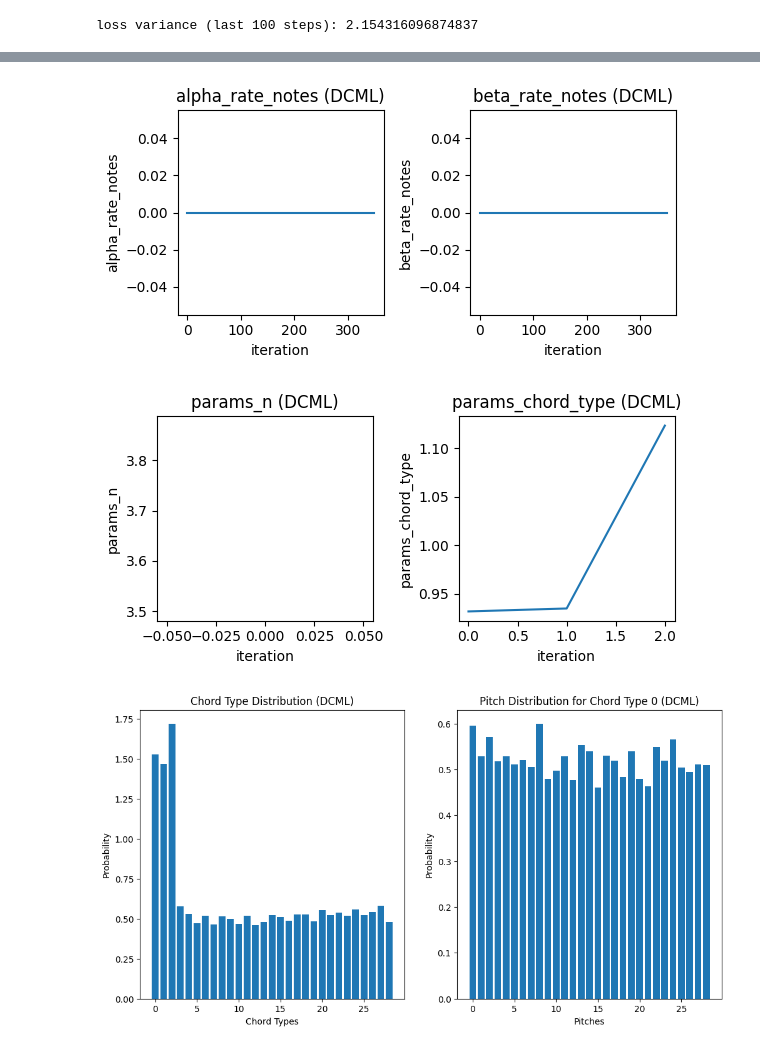
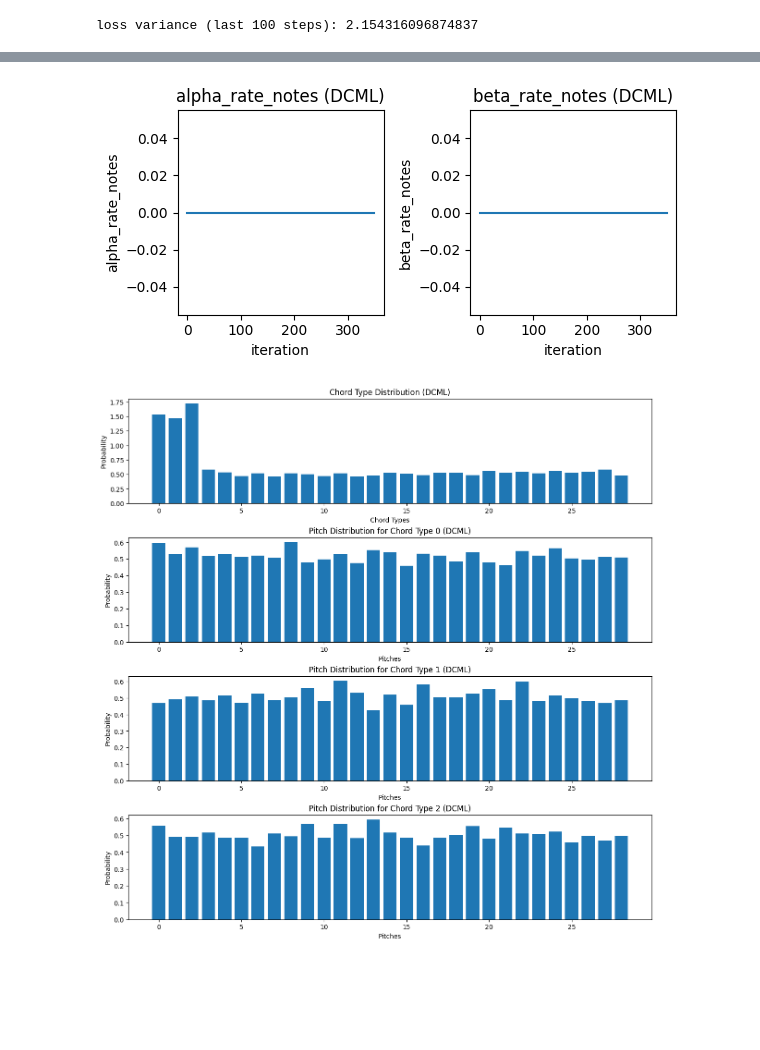
Before and after one commit to Urukat/Master-Thesis-AI, a Jupyter notebook: simplified_prototype.ipynb, the cells around one changed output, grey strips where cells are left out. Drawn from its saved outputs; the diff is of its cells as text; code cells hidden in the pictures; blank space fills up the shorter version.

```diff
--- a/simplified_prototype.ipynb
+++ b/simplified_prototype.ipynb
@@ -308,26 +338,57 @@ def plot_histories(name, param_history):
 # %%
 # posterior
 
+# def plot_chord_types(name, ax, chord_types):
+#     ax.bar(np.arange(len(chord_types)), chord_types)
+#     ax.set_xlabel('Chord Types')
+#     ax.set_ylabel('Probability')
+#     ax.set_title(f'Chord Type Distribution ({name})')
+
+# def plot_pitches(name, ax, pitches, chord_index=0):
+#     ax.bar(np.arange(len(pitches[chord_index])), pitches[chord_index])
+#     ax.set_xlabel('Pitches')
+#     ax.set_ylabel('Probability')
+#     ax.set_title(f'Pitch Distribution for Chord Type {chord_index} ({name})')
+
+# def plot_posteriors(name, params):
+#     fig, axs = plt.subplots(2, 1, figsize=(12, 12))
+
+#     # Plot chord types
+#     plot_chord_types(name, axs[0], params['params_p_chord'])
+
+#     # Plot pitches for a selected chord type
+#     plot_pitches(name, axs[1], params['params_pitches'], chord_index=0)
+
+#     plt.show(block=False)
+
+# chord types distribution
 def plot_chord_types(name, ax, chord_types):
     ax.bar(np.arange(len(chord_types)), chord_types)
     ax.set_xlabel('Chord Types')
     ax.set_ylabel('Probability')
     ax.set_title(f'Chord Type Distribution ({name})')
 
+# pitch distribution for a specific chord type
 def plot_pitches(name, ax, pitches, chord_index=0):
-    ax.bar(np.arange(len(pitches[chord_index])), pitches[chord_index])
+    ax.bar(np.arange(len(pitches)), pitches)
     ax.set_xlabel('Pitches')
     ax.set_ylabel('Probability')
     ax.set_title(f'Pitch Distribution for Chord Type {chord_index} ({name})')
 
+# a subplot for each chord type's pitch distribution
 def plot_posteriors(name, params):
-    fig, axs = plt.subplots(1, 2, figsize=(12, 6))
+    num_pitch_distributions = len(params['params_pitches'])
 
-    # Plot chord types
+    fig, axs = plt.subplots(num_pitch_distributions + 1, 1, figsize=(12, 3 * (num_pitch_distributions + 1)), constrained_layout=True)
+
+    # if there's only one pitch distribution, axs will not be an array, so put it into an array
+    if num_pitch_distributions == 1:
+        axs = [axs]
+
     plot_chord_types(name, axs[0], params['params_p_chord'])
 
-    # Plot pitches for a selected chord type
-    plot_pitches(name, axs[1], params['params_pitches'], chord_index=0)
+    for i in range(num_pitch_distributions):
+        plot_pitches(name, axs[i + 1], params['params_pitches'][i], chord_index=i)
 
     plt.show(block=False)
 # %% [markdown]
@@ -375,12 +415,9 @@ dcml_params
-# %%
-# plot the histories of the parameters to check convergence
-plot_histories("DCML", dhist)
-# %% [output]
-[figure, removed]
+# %%
+plot_histories("DCML", dhist)
+# %% [output]
+[figure, added]
 # %%
-plot_histories("DCML", {"params_n": dcml_params['params_n'], "params_chord_type": dcml_params['params_chord_type']})
-
+#plot_histories("DCML", {"params_n": dcml_params['params_n'], "params_chord_type": dcml_params['params_chord_type']})
 plot_posteriors("DCML", dcml_params)
 # %% [output]
-[figure, old version]
+[figure, new version]
-[figure, removed]
```
Also changed, not shown: parts of 5 cells of this notebook.
